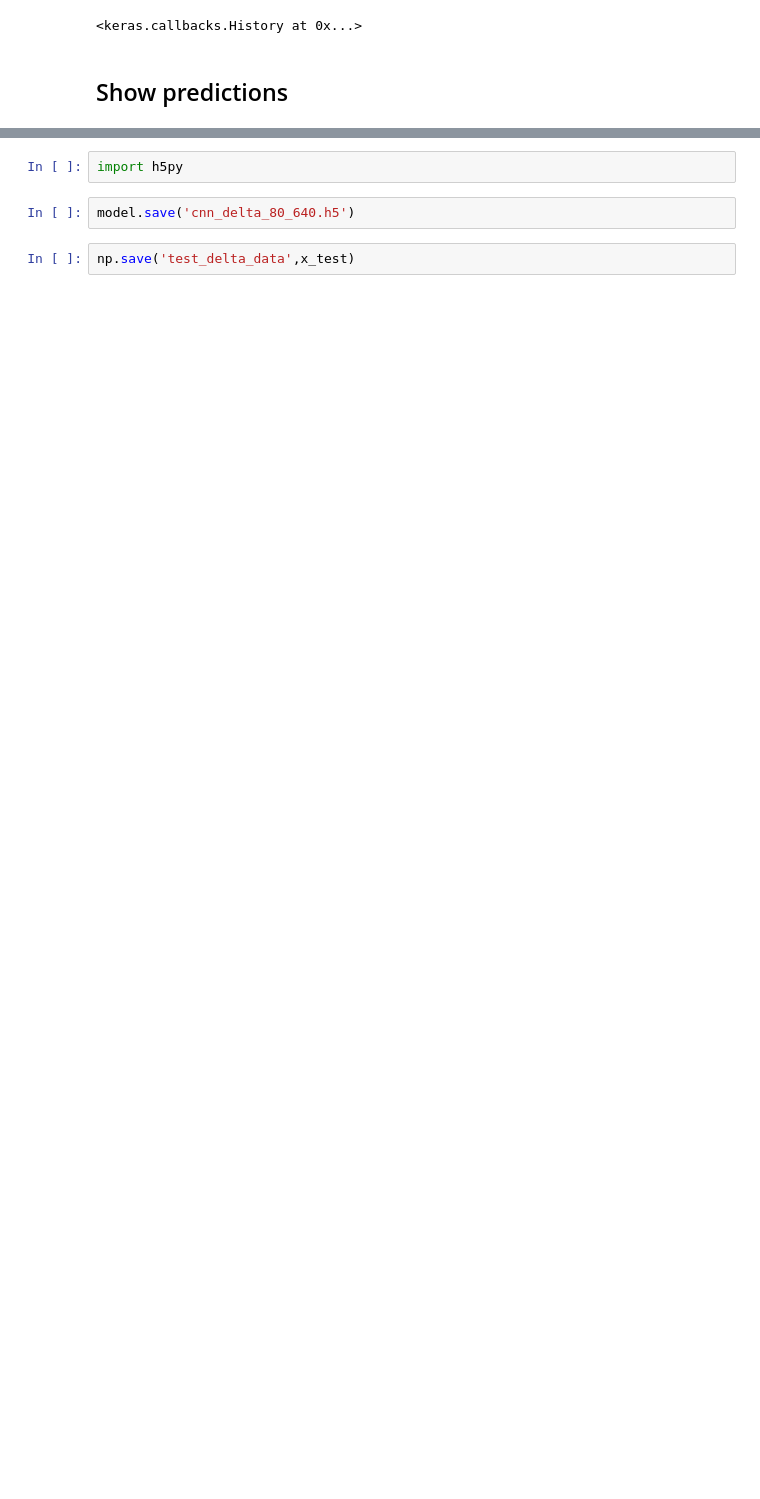
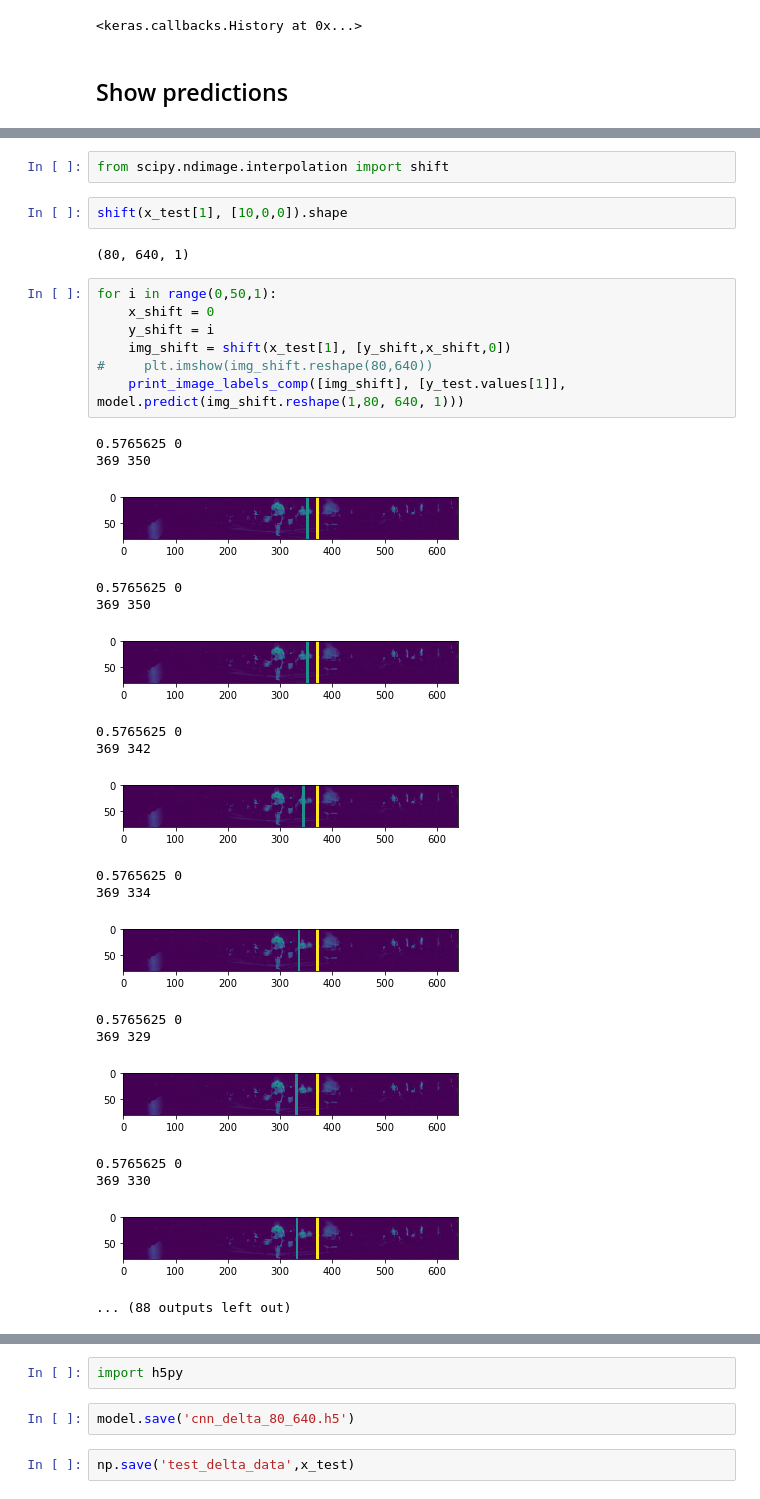
Before and after one commit to ZackAkil/robo-videographer-app, a Jupyter notebook: machine_learning/2# Simple android model.ipynb, the cells around one changed output, grey strips where cells are left out. Drawn from its saved outputs; the diff is of its cells as text; blank space fills up the shorter version.

```diff
--- a/machine_learning/2# Simple android model.ipynb
+++ b/machine_learning/2# Simple android model.ipynb
@@ -230 +283,34 @@ preds = model.predict(x_test[:10])
+# %%
+from scipy.ndimage.interpolation import shift
+# %%
+shift(x_test[1], [10,0,0]).shape
+# %% [output]
+(80, 640, 1)
+# %%
+for i in range(0,50,1):
+    x_shift = 0
+    y_shift = i
+    img_shift = shift(x_test[1], [y_shift,x_shift,0])
+#     plt.imshow(img_shift.reshape(80,640))
+    print_image_labels_comp([img_shift], [y_test.values[1]], model.predict(img_shift.reshape(1,80, 640, 1)))
+# %% [output]
+0.5765625 0
+369 350
+[figure, added]
+0.5765625 0
+369 350
+[figure, added]
+0.5765625 0
+369 342
+[figure, added]
+0.5765625 0
+369 334
+[figure, added]
+0.5765625 0
+369 329
+[figure, added]
+0.5765625 0
+369 330
+[figure, added]
+... (88 outputs left out)
 # %%
```
Also changed, not shown: parts of 16 cells of this notebook, 1 other file.
